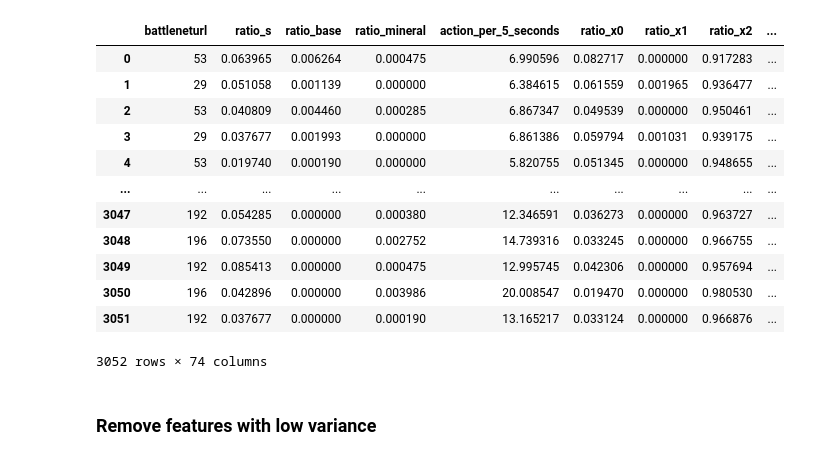
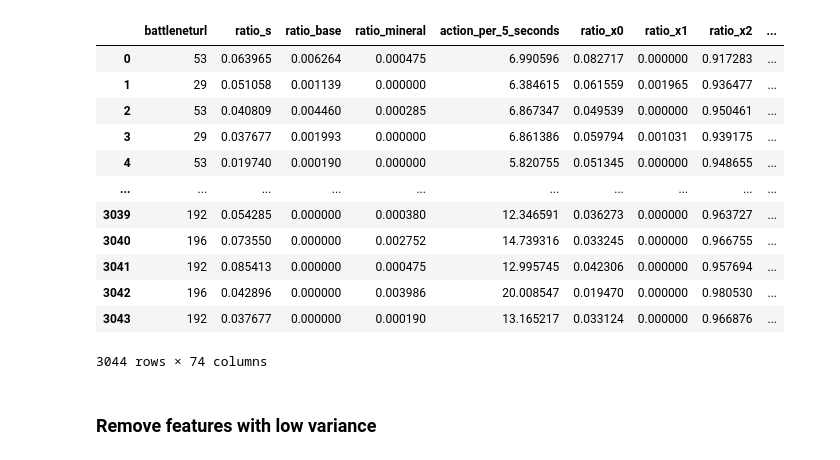
Before and after one commit to sofialtman/OT02---Data-Mining, a Jupyter notebook: Feature_Selection.ipynb, the cells around one changed output. Saved outputs shown, nothing was run; the diff lists cells and outputs as text; code cells hidden in the pictures.

```diff
--- a/Feature_Selection.ipynb
+++ b/Feature_Selection.ipynb
@@ -6,21 +8,21 @@ import numpy as np
 # %%
 #read features
-features = pd.read_csv('features_dataset_no_original_columns.csv')
+features = pd.read_csv('TEMPORARY_features_dataset_no_original_columns.csv')
 features
 # %% [output]
 |  | battleneturl | ratio_s | ratio_base | ratio_mineral | action_per_5_seconds | ratio_x0 | ratio_x1 | ratio_x2 | ... |
 | 0 | 53 | 0.063965 | 0.006264 | 0.000475 | 6.990596 | 0.082717 | 0.000000 | 0.917283 | ... |
 | 1 | 29 | 0.051058 | 0.001139 | 0.000000 | 6.384615 | 0.061559 | 0.001965 | 0.936477 | ... |
 | 2 | 53 | 0.040809 | 0.004460 | 0.000285 | 6.867347 | 0.049539 | 0.000000 | 0.950461 | ... |
 | 3 | 29 | 0.037677 | 0.001993 | 0.000000 | 6.861386 | 0.059794 | 0.001031 | 0.939175 | ... |
 | 4 | 53 | 0.019740 | 0.000190 | 0.000000 | 5.820755 | 0.051345 | 0.000000 | 0.948655 | ... |
 | ... | ... | ... | ... | ... | ... | ... | ... | ... | ... |
-| 3047 | 192 | 0.054285 | 0.000000 | 0.000380 | 12.346591 | 0.036273 | 0.000000 | 0.963727 | ... |
-| 3048 | 196 | 0.073550 | 0.000000 | 0.002752 | 14.739316 | 0.033245 | 0.000000 | 0.966755 | ... |
-| 3049 | 192 | 0.085413 | 0.000000 | 0.000475 | 12.995745 | 0.042306 | 0.000000 | 0.957694 | ... |
-| 3050 | 196 | 0.042896 | 0.000000 | 0.003986 | 20.008547 | 0.019470 | 0.000000 | 0.980530 | ... |
-| 3051 | 192 | 0.037677 | 0.000000 | 0.000190 | 13.165217 | 0.033124 | 0.000000 | 0.966876 | ... |
+| 3039 | 192 | 0.054285 | 0.000000 | 0.000380 | 12.346591 | 0.036273 | 0.000000 | 0.963727 | ... |
+| 3040 | 196 | 0.073550 | 0.000000 | 0.002752 | 14.739316 | 0.033245 | 0.000000 | 0.966755 | ... |
+| 3041 | 192 | 0.085413 | 0.000000 | 0.000475 | 12.995745 | 0.042306 | 0.000000 | 0.957694 | ... |
+| 3042 | 196 | 0.042896 | 0.000000 | 0.003986 | 20.008547 | 0.019470 | 0.000000 | 0.980530 | ... |
+| 3043 | 192 | 0.037677 | 0.000000 | 0.000190 | 13.165217 | 0.033124 | 0.000000 | 0.966876 | ... |
-3052 rows × 74 columns
+3044 rows × 74 columns
 # %%
 # Split the data into training and testing sets
 X = features.drop(['battleneturl'], axis=1)
```
Also changed, not shown: parts of 18 cells of this notebook.
